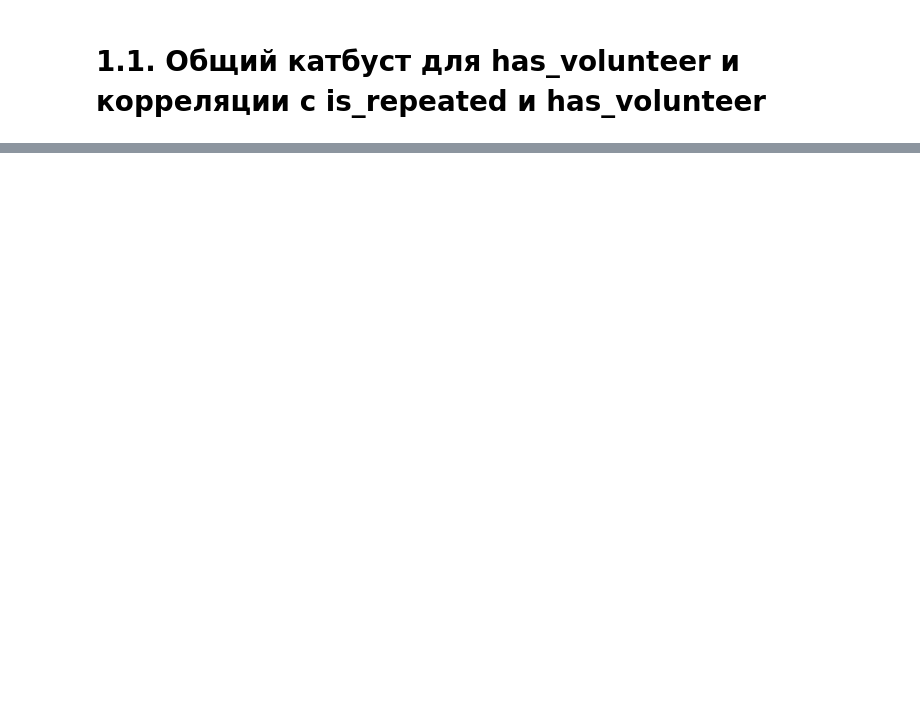
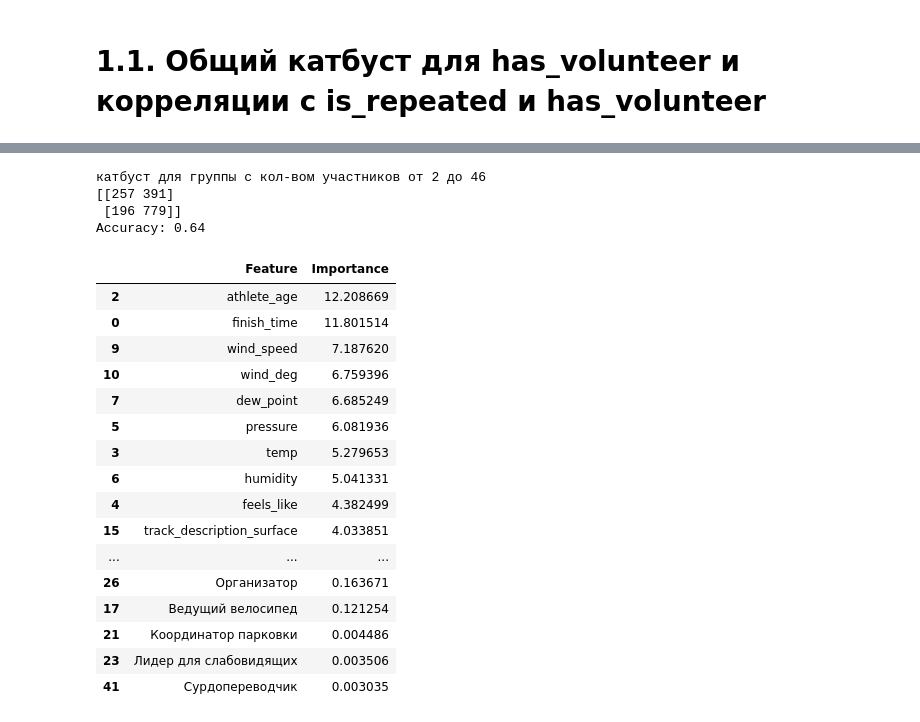
Before and after one commit to Alex12345432141242/abort-404, a Jupyter notebook: clean_gipoteza.ipynb, the cells around one changed output, grey strips where cells are left out. Drawn from its saved outputs; the diff is of its cells as text; code cells hidden in the pictures; blank space fills up the shorter version.

```diff
--- a/clean_gipoteza.ipynb
+++ b/clean_gipoteza.ipynb
@@ -315,0 +286,70 @@ Accuracy: 0.64
+# %%
+# ТУТ Я СЧИТАЮ КАТБУСТЫ ДЛЯ ГРУПП ЧТОБЫ ПОТОМ В МОДЕЛЬ ПИХАТЬ
+lower_bound, upper_bound = 2, 46
+
+
+
+X = come_with_didnt_come[(come_with_didnt_come.cnt_runners >= lower_bound) & (come_with_didnt_come.cnt_runners <= upper_bound)]
+y = come_with_didnt_come[(come_with_didnt_come.cnt_runners >= lower_bound) & (come_with_didnt_come.cnt_runners <= upper_bound)]
+X = X.drop(columns=['is_repeated', 'athlete_id', 'record_id', 'event_name', 'event_date', 'region', 'city', 'is_newbie',  'is_newbie',
+                    'cnt_runners',
+   # 'athlete_gender', 'weather.main','weather.description','track_description_surface',
+ #   'dew_point',
+    'is_male',
+    'cnt_volunteers',
+    #'humidity','finish_time', 'athlete_age', 'athlete_gender', 'wind_speed', 'feels_like',
+    #'pressure', 'temp',
+    # 'snow.1h', 'rain.1h', 'weather.main', 'weather.description', 'track_description_surface', 'wind_deg', 'clouds',
+    #'cnt_runners'
+], axis=1)
+y = y['is_repeated']
+
+X_train, X_test, y_train, y_test = train_test_split(X, y, test_size=0.2, random_state=42)
+categorical_cols = ['athlete_gender', 'weather.main', 'weather.description', 'track_description_surface']
+
+model = CatBoostClassifier(iterations=1000, depth=4, learning_rate=0.1,verbose=0  ,cat_features=categorical_cols)
+print(f'катбуст для группы с кол-вом участников от {lower_bound} до {upper_bound}')
+
+model.fit(X_train, y_train)
+
+
+preds = model.predict(X_test)
+cm = confusion_matrix(y_test, preds)
+print(cm)
+print(f'Accuracy: {accuracy_score(y_test, preds):.2f}')
+
+
+
+
+feature_importances = model.get_feature_importance()
+importance_df = pd.DataFrame({
+    'Feature': X.columns,  # Используйте реальные имена признаков
+    'Importance': feature_importances
+})
+
+# Сортировка значений важности в порядке убывания
+importance_df = importance_df.sort_values(by='Importance', ascending=False)
+
+display(importance_df)
+# %% [output]
+катбуст для группы с кол-вом участников от 2 до 46
+[[257 391]
+ [196 779]]
+Accuracy: 0.64
+|  | Feature | Importance |
+| 2 | athlete_age | 12.208669 |
+| 0 | finish_time | 11.801514 |
+| 9 | wind_speed | 7.187620 |
+| 10 | wind_deg | 6.759396 |
+| 7 | dew_point | 6.685249 |
+| 5 | pressure | 6.081936 |
+| 3 | temp | 5.279653 |
+| 6 | humidity | 5.041331 |
+| 4 | feels_like | 4.382499 |
+| 15 | track_description_surface | 4.033851 |
+| ... | ... | ... |
+| 26 | Организатор | 0.163671 |
+| 17 | Ведущий велосипед | 0.121254 |
+| 21 | Координатор парковки | 0.004486 |
+| 23 | Лидер для слабовидящих | 0.003506 |
+| 41 | Сурдопереводчик | 0.003035 |
```
Also changed, not shown: parts of 10 cells of this notebook.
